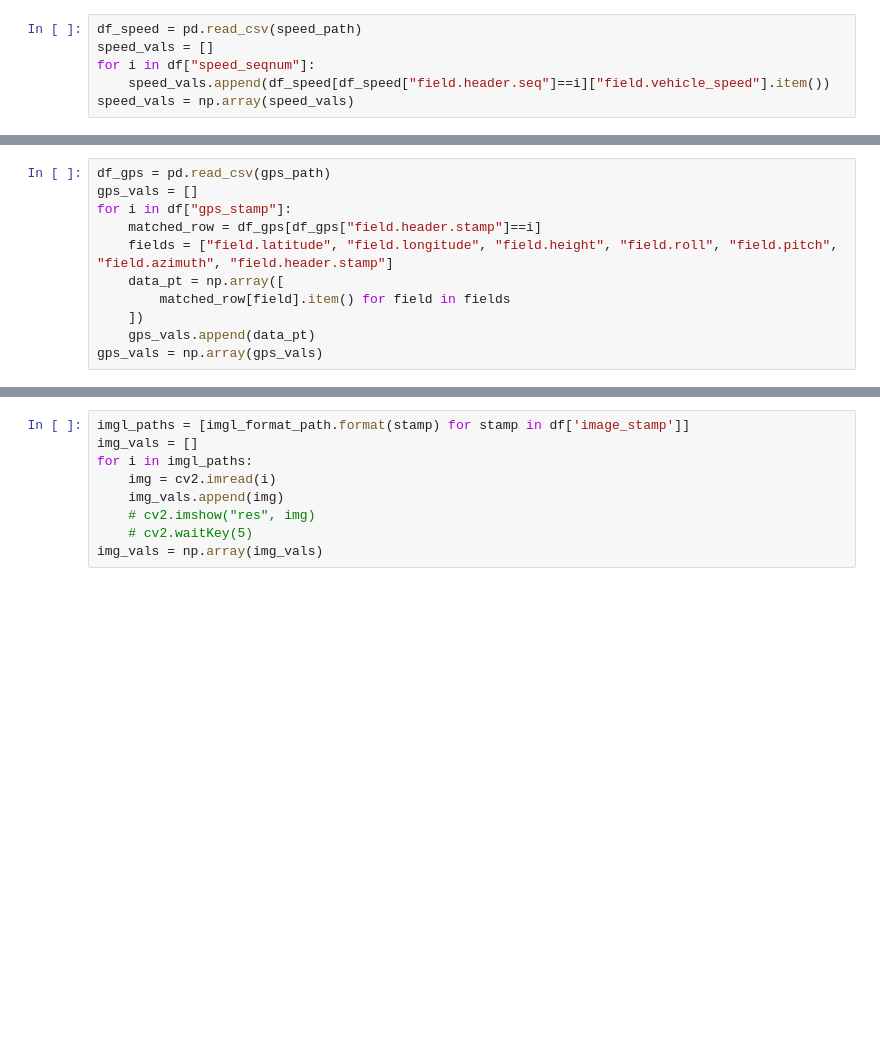
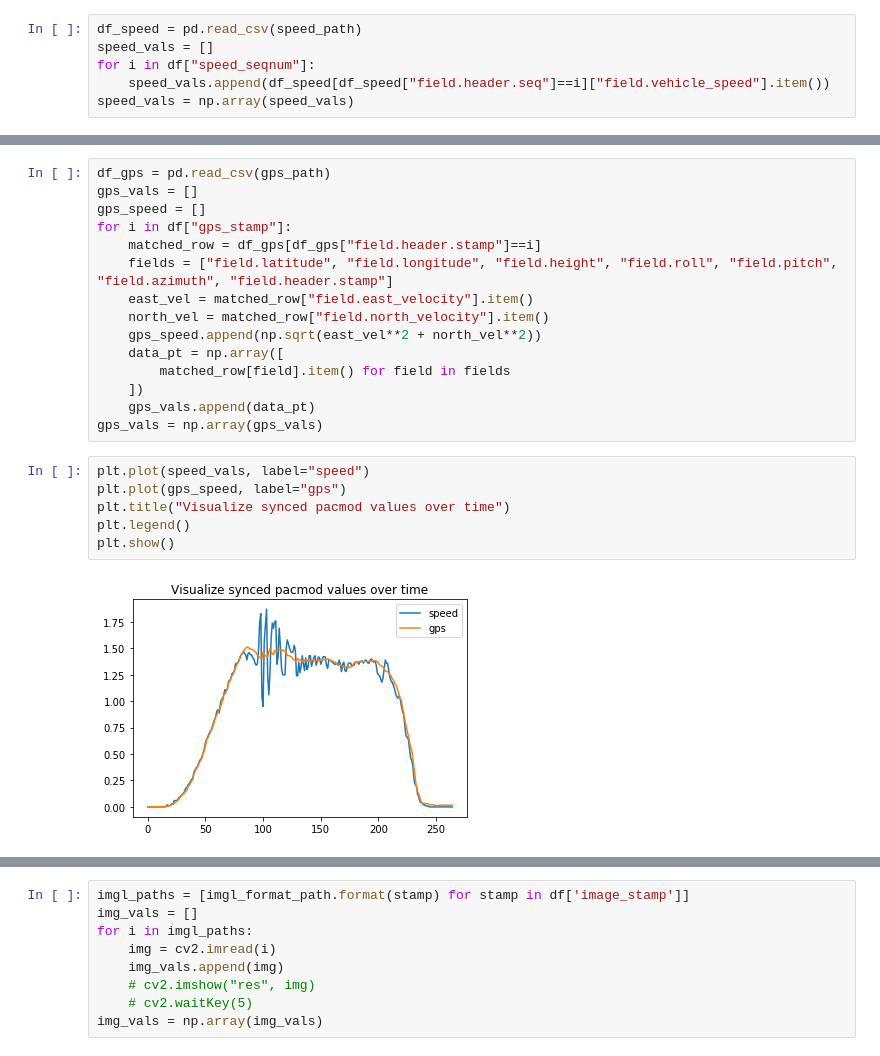
Before and after one commit to zillur01/hil_ws, a Jupyter notebook: scripts/load_il_sync.ipynb, the cells around one changed output, grey strips where cells are left out. Saved outputs shown, nothing was run; the diff lists cells and outputs as text; blank space fills up the shorter version.

```diff
--- a/scripts/load_il_sync.ipynb
+++ b/scripts/load_il_sync.ipynb
@@ -67,11 +83,23 @@ plt.show()
 # %%
 df_gps = pd.read_csv(gps_path)
 gps_vals = []
+gps_speed = []
 for i in df["gps_stamp"]:
     matched_row = df_gps[df_gps["field.header.stamp"]==i]
     fields = ["field.latitude", "field.longitude", "field.height", "field.roll", "field.pitch", "field.azimuth", "field.header.stamp"]
+    east_vel = matched_row["field.east_velocity"].item()
+    north_vel = matched_row["field.north_velocity"].item()
+    gps_speed.append(np.sqrt(east_vel**2 + north_vel**2))
     data_pt = np.array([
         matched_row[field].item() for field in fields
     ])
     gps_vals.append(data_pt)
 gps_vals = np.array(gps_vals)
+# %%
+plt.plot(speed_vals, label="speed")
+plt.plot(gps_speed, label="gps")
+plt.title("Visualize synced pacmod values over time")
+plt.legend()
+plt.show()
+# %% [output]
+[figure, added]
```
Also changed, not shown: parts of 4 cells of this notebook, 2 other files.
